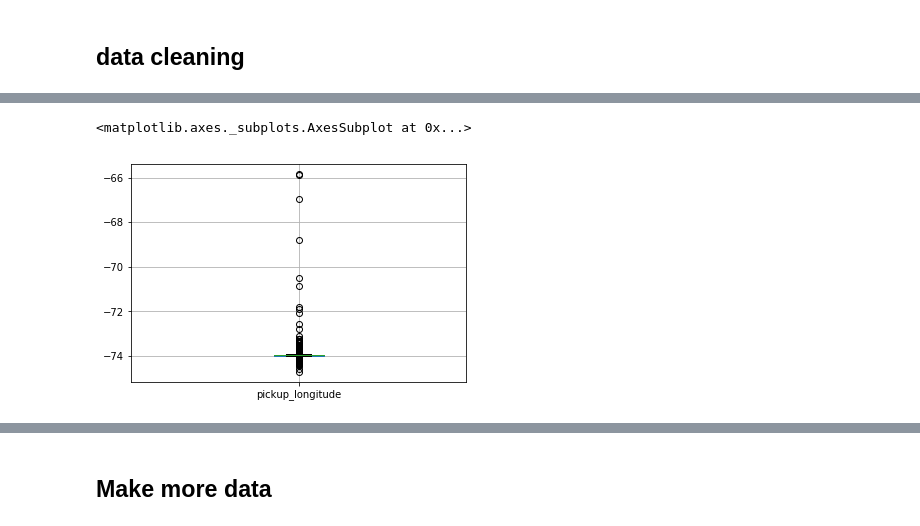
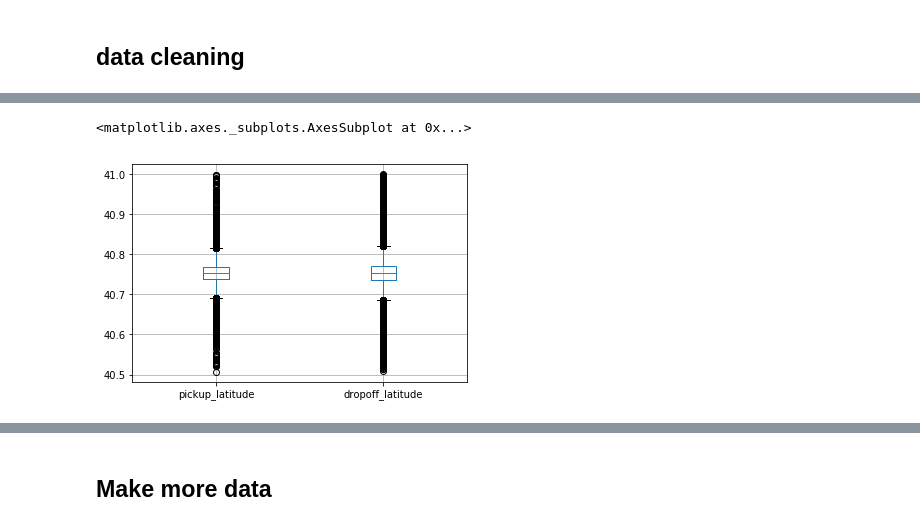
Before and after one commit to darcelvictor/New_York_taxi, a Jupyter notebook: NY_Taxi.ipynb, the cells around one changed output, grey strips where cells are left out. Cells and saved outputs as stored; diff of their text form; code cells hidden in the pictures.

```diff
--- a/NY_Taxi.ipynb
+++ b/NY_Taxi.ipynb
@@ -21,8 +21,8 @@ from sklearn.metrics import accuracy_score
 #test = pd.read_csv("./input/nyc-taxi-trip-duration/test.csv")
 #sample = pd.read_csv("./input/nyc-taxi-trip-duration/sample_submission.csv")
 import os
-train = pd.read_csv("./input/train.csv")
-test = pd.read_csv("./input/test.csv")
+train = pd.read_csv("../input/train.csv")
+test = pd.read_csv("../input/test.csv")
 #sample = pd.read_csv("../input/sample_submission.csv")
 # %% [markdown]
 ## data exploration
@@ -122,8 +137,6 @@ train.boxplot()
 # %%
-train = train.loc[train['trip_duration']< 1500000]
-train = train.loc[train['trip_duration']> 60]
-plt.subplots(figsize=(18,7))
-plt.title("Train without outliers")
-train.boxplot()
+train = train.loc[train['dropoff_longitude']> -75]
+train = train.loc[train['pickup_longitude']> -75]
+train[['pickup_longitude','dropoff_longitude']].boxplot()
 # %% [output]
 <matplotlib.axes._subplots.AxesSubplot at 0x...>
@@ -130,0 +144,4 @@ train.boxplot()
+# %%
+train = train.loc[train['dropoff_longitude']< -73]
+train = train.loc[train['pickup_longitude']< -73]
+train[['pickup_longitude','dropoff_longitude']].boxplot()
@@ -140,0 +156,4 @@ train[['pickup_longitude']].boxplot()
+# %%
+train = train.loc[train['dropoff_latitude']>40.5]
+train = train.loc[train['pickup_latitude']>40.5]
+train[['pickup_latitude','dropoff_latitude']].boxplot()
@@ -141,7 +163,7 @@ train[['pickup_longitude']].boxplot()
 # %%
-train = train.loc[train['pickup_longitude']>-75]
-train = train.loc[train['pickup_longitude']<-65]
-train[['pickup_longitude']].boxplot()
+train = train.loc[train['dropoff_latitude']<41]
+train = train.loc[train['pickup_latitude']<41]
+train[['pickup_latitude','dropoff_latitude']].boxplot()
 # %% [output]
 <matplotlib.axes._subplots.AxesSubplot at 0x...>
-[figure, old version]
+[figure, new version]
```
Also changed, not shown: parts of 18 cells of this notebook.
